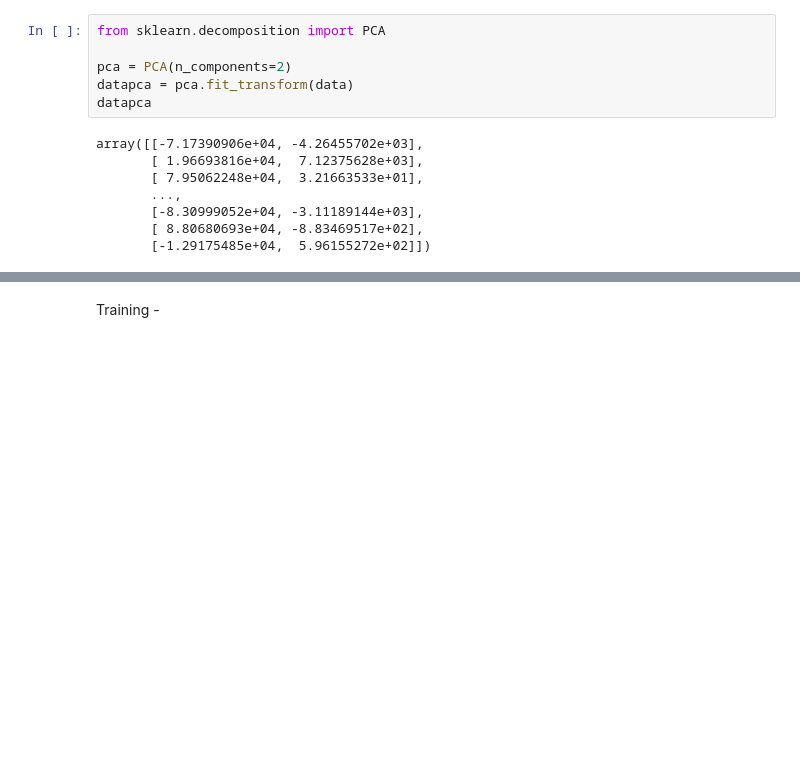
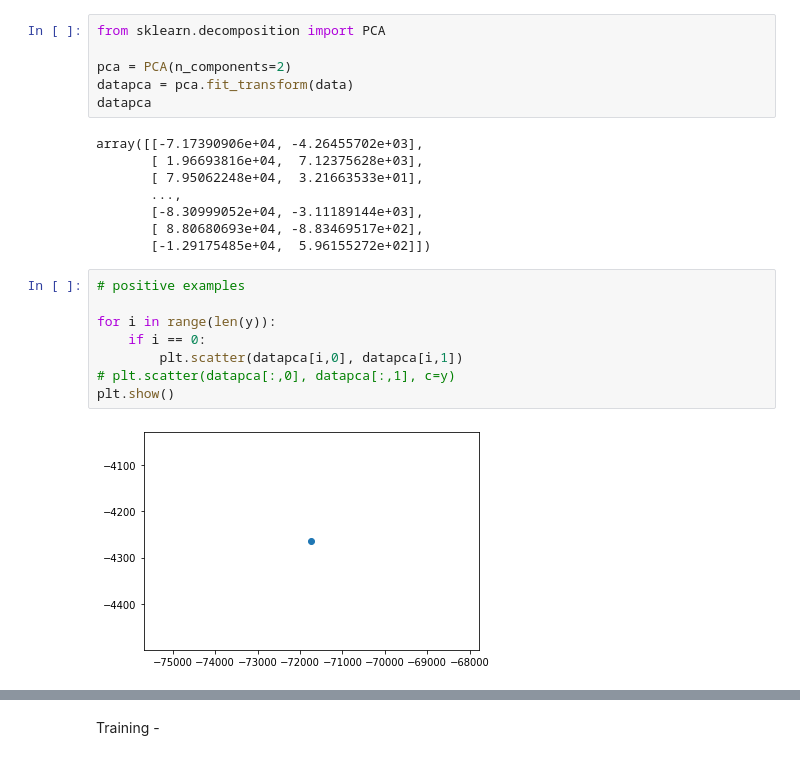
Before and after one commit to SkyXen/IITBBS_GC_Team26_PS03, a Jupyter notebook: model.ipynb, the cells around one changed output, grey strips where cells are left out. Cells and saved outputs as stored; diff of their text form; blank space fills up the shorter version.

```diff
--- a/model.ipynb
+++ b/model.ipynb
@@ -81,4 +81,14 @@ array([[-7.17390906e+04, -4.26455702e+03],
        [-8.30999052e+04, -3.11189144e+03],
        [ 8.80680693e+04, -8.83469517e+02],
        [-1.29175485e+04,  5.96155272e+02]])
+# %%
+# positive examples
+
+for i in range(len(y)):
+    if i == 0:
+        plt.scatter(datapca[i,0], datapca[i,1])
+# plt.scatter(datapca[:,0], datapca[:,1], c=y)
+plt.show()
+# %% [output]
+[figure, added]
 # %%
```
Also changed, not shown: parts of 1 cell of this notebook.
